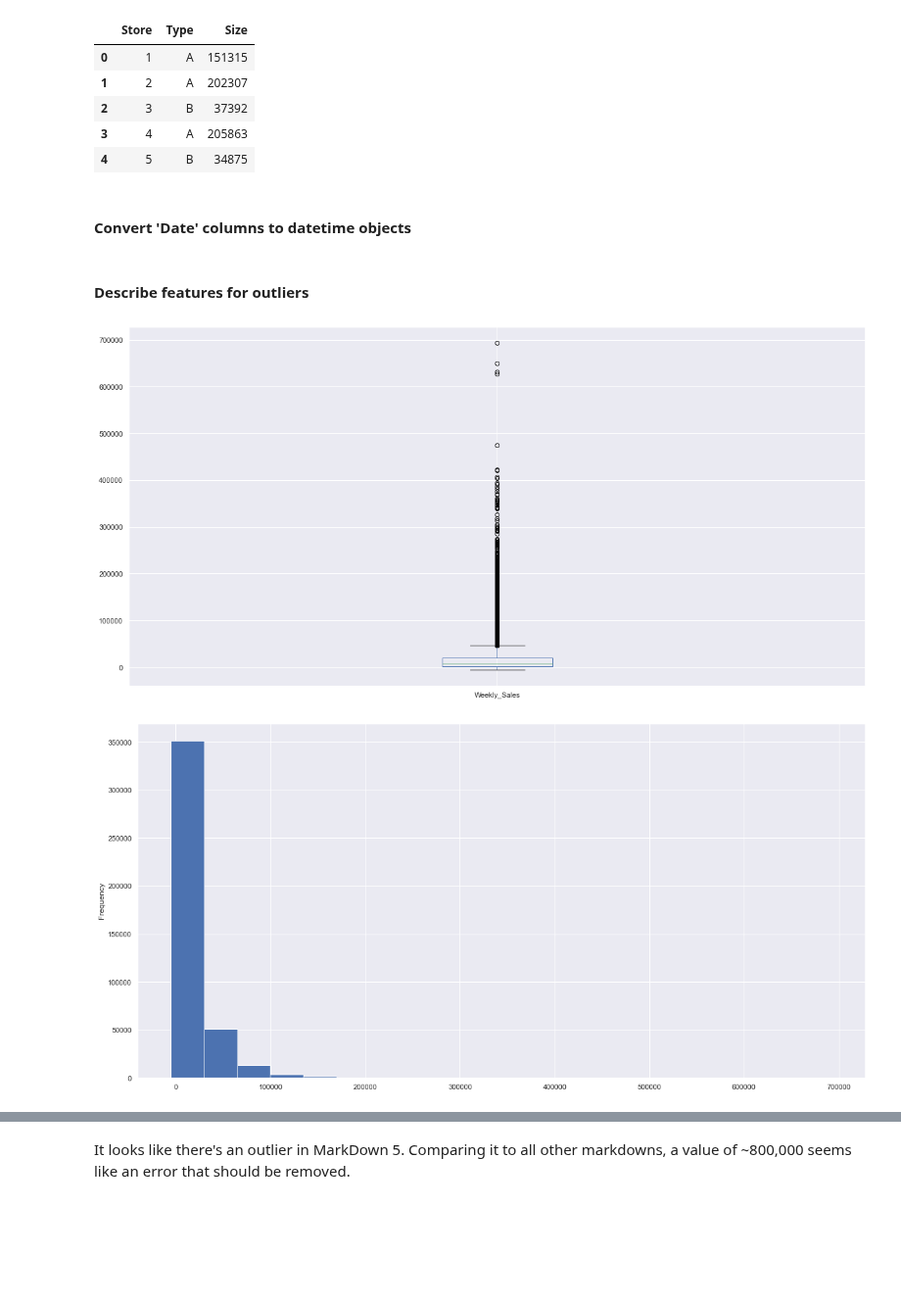
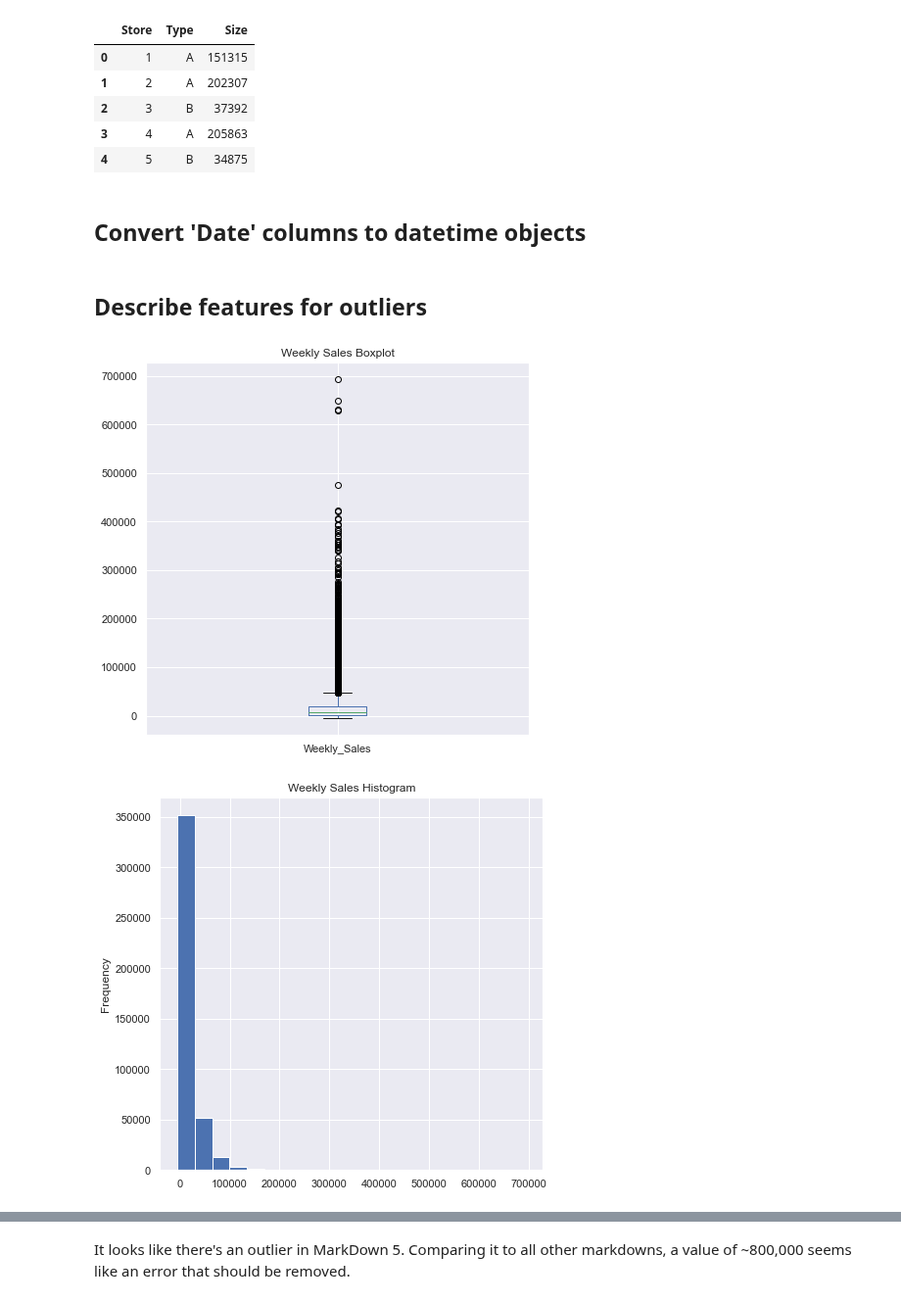
Before and after one commit to Dylan-C-Neal/capstone1-retail_forecasting, a Jupyter notebook: notebooks/C1S1_DataWrangling.ipynb, the cells around one changed output, grey strips where cells are left out. Shown at 98% size. Cells and saved outputs as stored; diff of their text form; code cells hidden in the pictures; blank space fills up the shorter version.

```diff
--- a/notebooks/C1S1_DataWrangling.ipynb
+++ b/notebooks/C1S1_DataWrangling.ipynb
@@ -103,26 +103,29 @@ stores.head()
 | 3 | 4 | A | 205863 |
 | 4 | 5 | B | 34875 |
 # %% [markdown]
-#### Convert 'Date' columns to datetime objects
+## Convert 'Date' columns to datetime objects
 # %%
 sales['Date'] = pd.to_datetime(sales['Date'])
 # %%
 features['Date'] = pd.to_datetime(features['Date'])
 # %% [markdown]
-#### Describe features for outliers
+## Describe features for outliers
 # %%
 sns.set()
 # %%
 # Create boxplot and histogram of weekly sales to see what distribution looks like
-_ = sales['Weekly_Sales'].plot(kind='box', figsize=(20,10))
-plt.show()
-plt.close()
 
-_ = sales['Weekly_Sales'].plot(kind='hist', bins=20, figsize=(20,10))
-plt.show()
-plt.close()
+_ = sales['Weekly_Sales'].plot(kind='box', figsize=(7,7))
+_ = plt.title('Weekly Sales Boxplot')
+_ = plt.show()
+_ = plt.close()
+
+_ = sales['Weekly_Sales'].plot(kind='hist', bins=20, figsize=(7,7))
+_ = plt.title('Weekly Sales Histogram')
+_ = plt.show()
+_ = plt.close()
 # %% [output]
-[figure, old version]
+[figure, new version]
-[figure, old version]
+[figure, new version]
 # %%
 # Create boxplot of features to see if any outliers jump out
```
Also changed, not shown: parts of 8 cells of this notebook.
